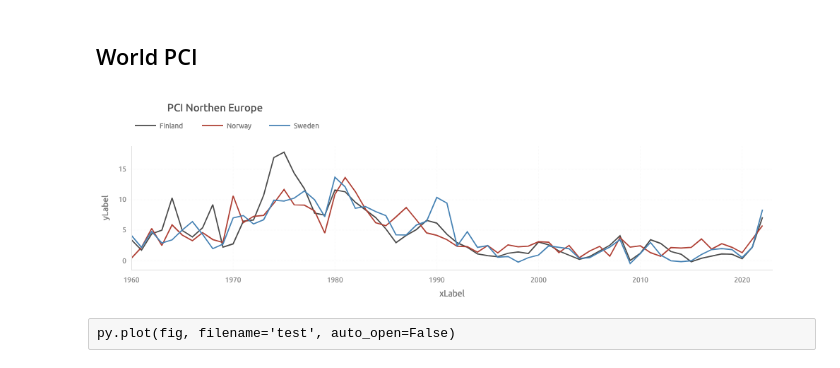
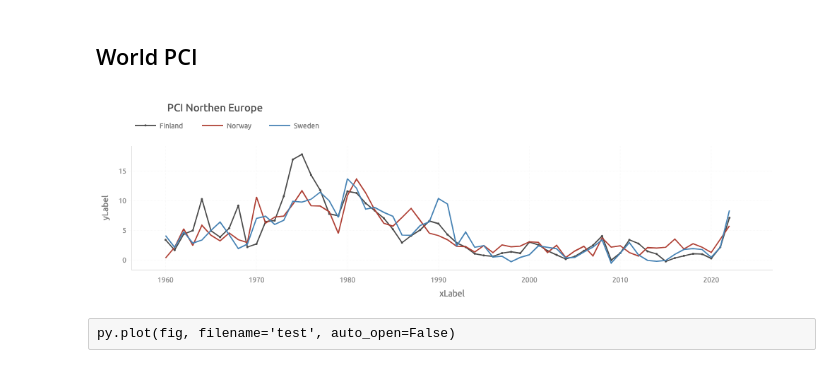
Before and after one commit to achasovsky/economy-rus-dash, a Jupyter notebook: 01-main.ipynb, the cells around one changed output. Saved outputs shown, nothing was run; the diff lists cells and outputs as text; code cells hidden in the pictures.

```diff
--- a/01-main.ipynb
+++ b/01-main.ipynb
@@ -173,21 +173,21 @@ palette = pio.templates['primetheme'].layout.colorway
 # %%
 fig = pl_figure(figsize=(800, 300))
 
 pl_plot(
-    go.Scatter(x=data.index, y=data['Finland'], mode='lines', line_color=palette[0], name='Finland'), fig)
+    go.Scatter(x=data.index, y=data['Finland'], mode='lines+markers', line_color=palette[0], name='Finland'), fig)
 pl_plot(
-    go.Scatter(x=data.index, y=data['Norway'], mode='lines', name='Norway'), fig)
+    go.Scatter(x=data.index, y=data['Norway'], mode='lines+markers', name='Norway'), fig)
 pl_plot(
-    go.Scatter(x=data.index, y=data['Sweden'], mode='lines', line_color=palette[2], name='Sweden'), fig)
+    go.Scatter(x=data.index, y=data['Sweden'], mode='lines+markers', line_color=palette[2], name='Sweden'), fig)
 
 pl_labels(x='xLabel', y='yLabel', fig=fig)
 pl_title('PCI Northen Europe', size=15, fig=fig)
 # pl_rstyle(xticks=[1960, 2025, 5], yticks=[0, 20, 5], ylim=[-1, 20])
 
 fig.show(config=config)
 pl_savefig(fig, 'pci_scandinavia', dir=path_save_img, config=config)
 # %% [output]
-[figure, old version]
+[figure, new version]
 # %% [raw]
 py.plot(fig, filename='test', auto_open=False)
 # %%
```
Also changed, not shown: 2 other files.
